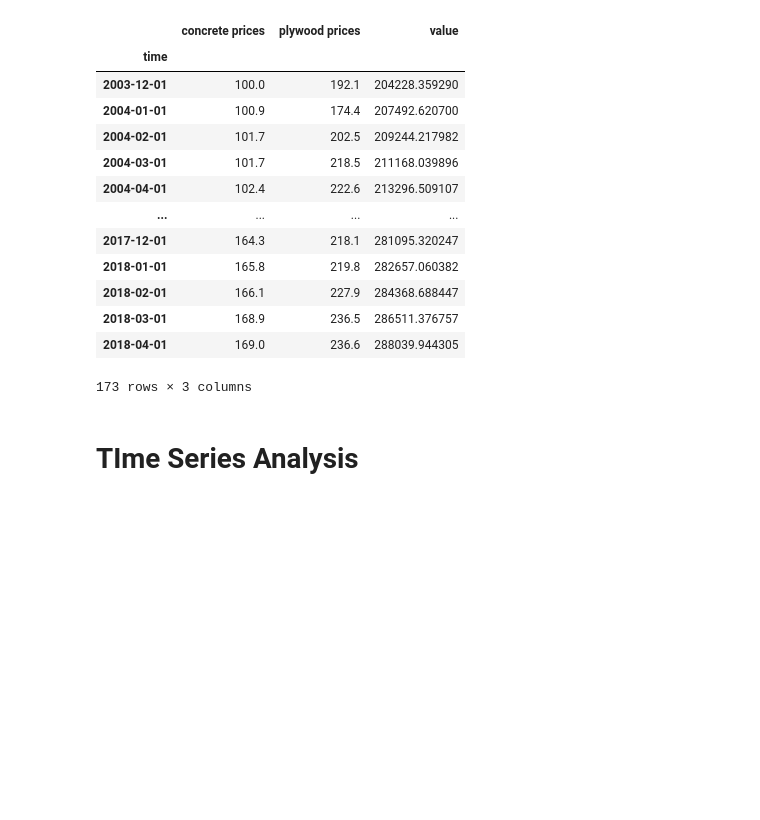
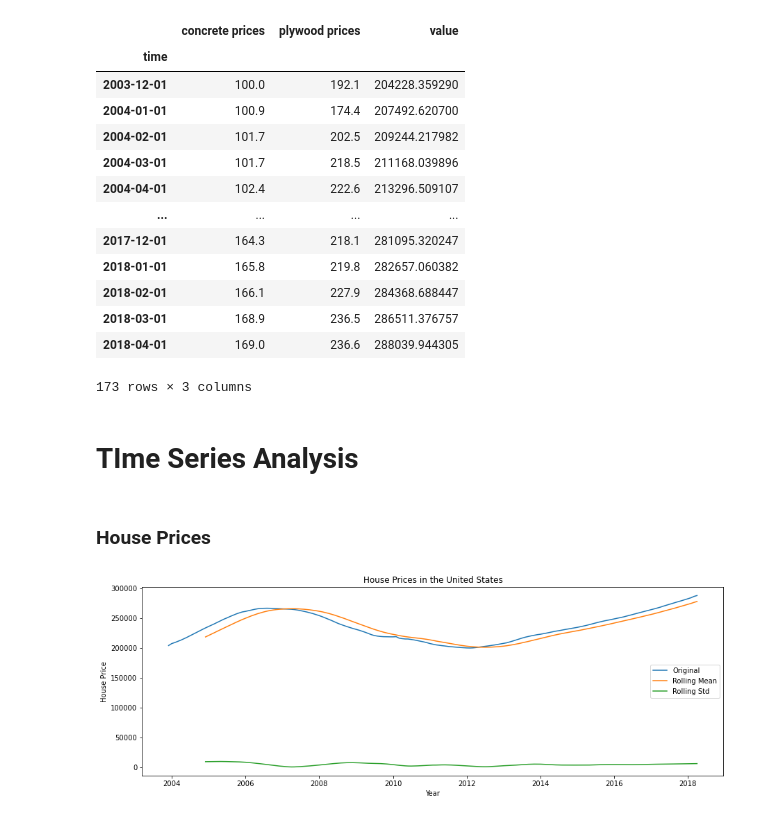
Before and after one commit to fivearm/Phase_4_Project, a Jupyter notebook: check.ipynb, the cells around one changed output. Saved outputs shown, nothing was run; the diff lists cells and outputs as text; code cells hidden in the pictures; blank space fills up the shorter version.

```diff
--- a/check.ipynb
+++ b/check.ipynb
@@ -303,3 +361,14 @@ final_df
 173 rows × 3 columns
 # %% [markdown]
 # TIme Series Analysis
+# %% [markdown]
+### House Prices
+# %%
+house_values = final_df[['value']]
+plot_series(house_values, name='House Prices in the United States', window=13,
+            X = 15,
+            y = 5,
+            x_label= 'Year',
+            y_label='House Price')
+# %% [output]
+[figure, added]
```
Also changed, not shown: parts of 16 cells of this notebook.
